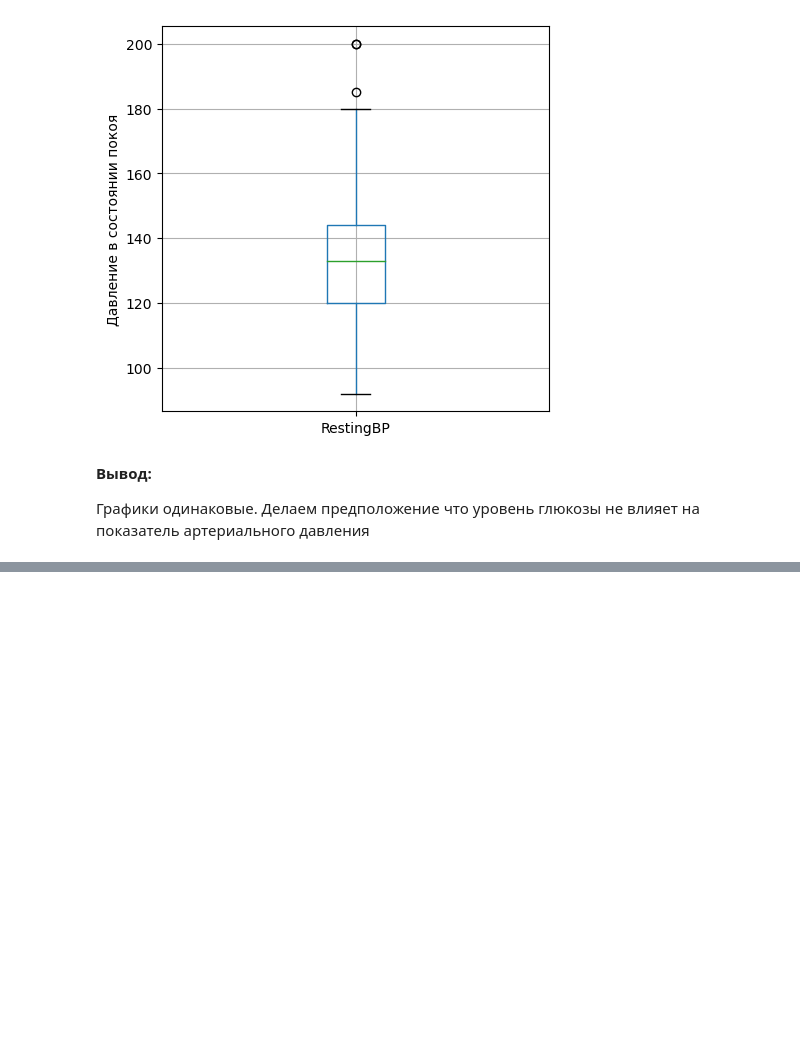
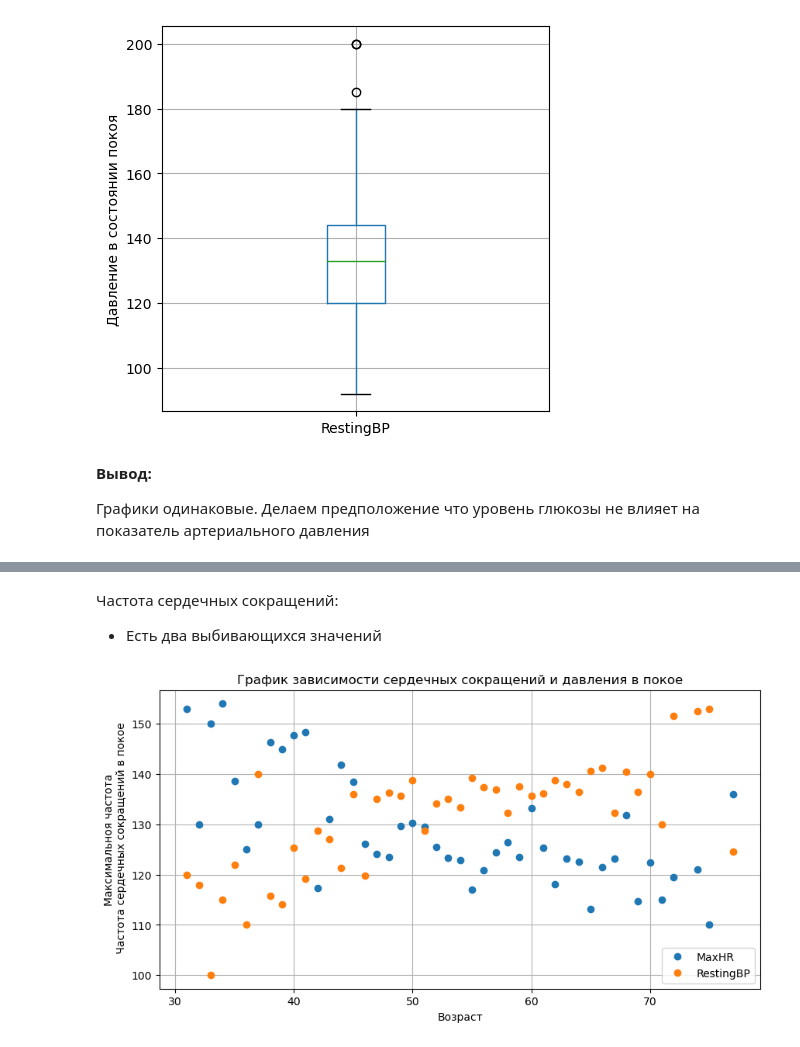
Before and after one commit to DzhafarovSergey/heart_disease_research, a Jupyter notebook: Heart disease research.ipynb, the cells around one changed output, grey strips where cells are left out. Cells and saved outputs as stored; diff of their text form; code cells hidden in the pictures; blank space fills up the shorter version.

```diff
--- a/Heart disease research.ipynb
+++ b/Heart disease research.ipynb
@@ -345,0 +346,14 @@ plt.show()
+# %% [markdown]
+Частота сердечных сокращений:
+- Есть два выбивающихся значений
+# %%
+(heart_disease_true_asy
+
+     .pivot_table(index='Age', values=['RestingBP', 'MaxHR'])
+     .plot(style='o',grid=True, figsize=(10, 5), title='График зависимости сердечных сокращений и давления в покое')
+)
+plt.xlabel('Возраст')
+plt.ylabel('Максимальноя частота\n Частота сердечных сокращений в покое')
+plt.show()
+# %% [output]
+[figure, added]
```
Also changed, not shown: parts of 17 cells of this notebook.
